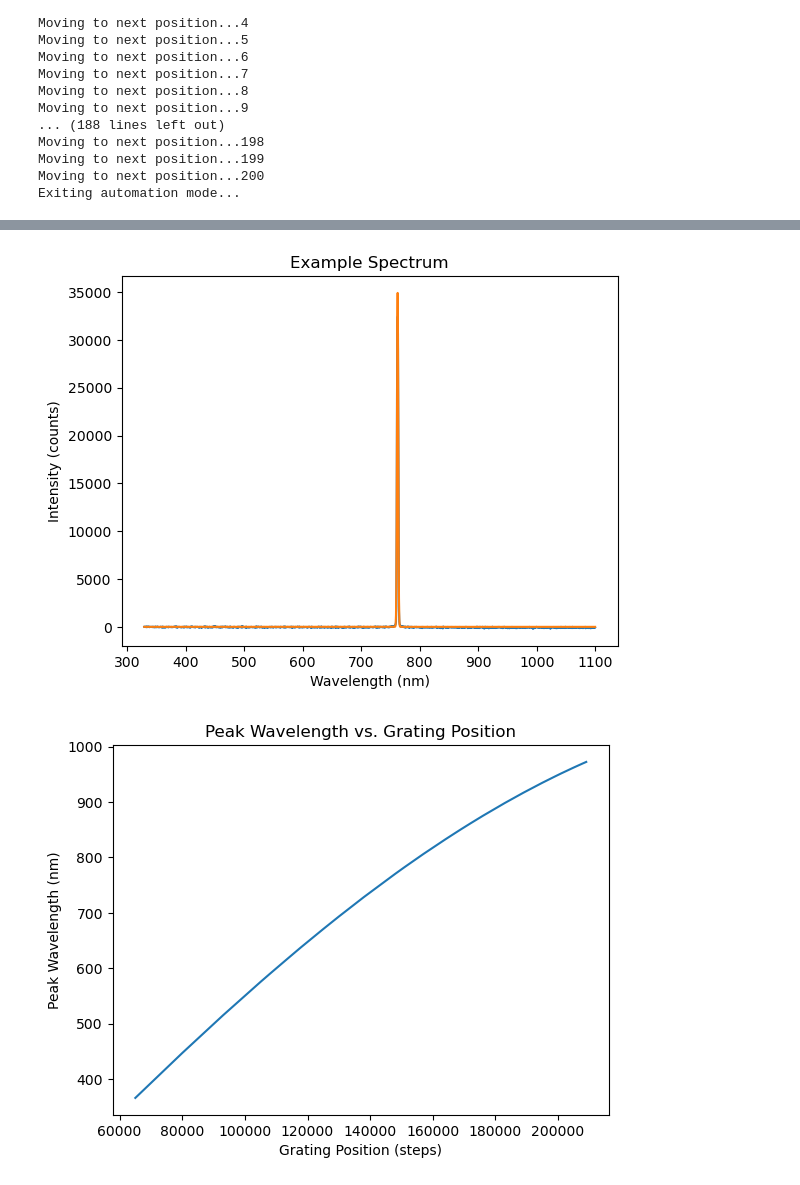
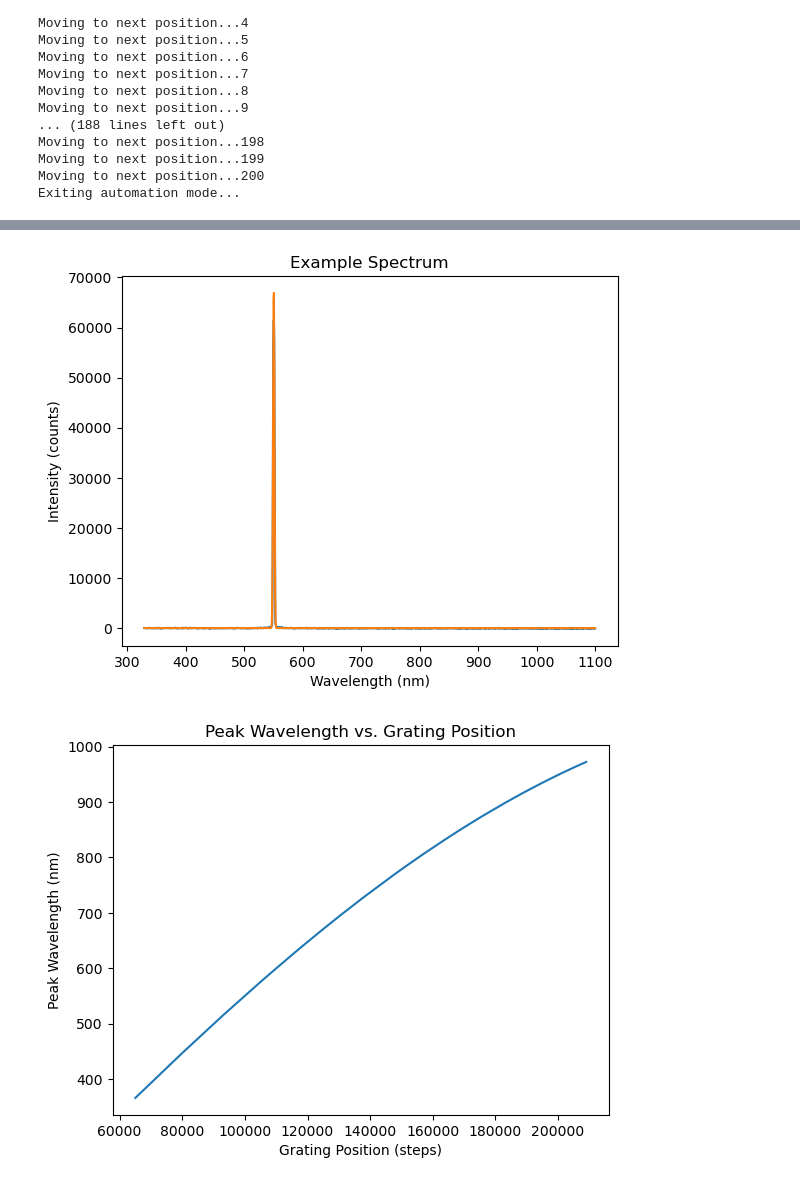
Before and after one commit to davidfobar/SCRAM, a Jupyter notebook: monoCtrl/gratingCalibration.ipynb, the cells around one changed output, grey strips where cells are left out. Cells and saved outputs as stored; diff of their text form; code cells hidden in the pictures.

```diff
--- a/monoCtrl/gratingCalibration.ipynb
+++ b/monoCtrl/gratingCalibration.ipynb
@@ -138,13 +138,14 @@ for i in range(first_good_measurement, last_good_measurement):
 # %%
 #plot an example fit
-plt.plot(wavelengths, intensities[96])
-plt.plot(wavelengths, gaussian(wavelengths, *popt[96-first_good_measurement]))
+testIdx = 50
+plt.plot(wavelengths, intensities[testIdx])
+plt.plot(wavelengths, gaussian(wavelengths, *popt[testIdx-first_good_measurement]))
 plt.xlabel('Wavelength (nm)')
 plt.ylabel('Intensity (counts)')
 plt.title('Example Spectrum')
 plt.show()
 # %% [output]
-[figure, old version]
+[figure, new version]
 # %%
 #plot the peak wavelength as a function of grating position
 
```
Also changed, not shown: parts of 3 cells of this notebook, 16 other files.
